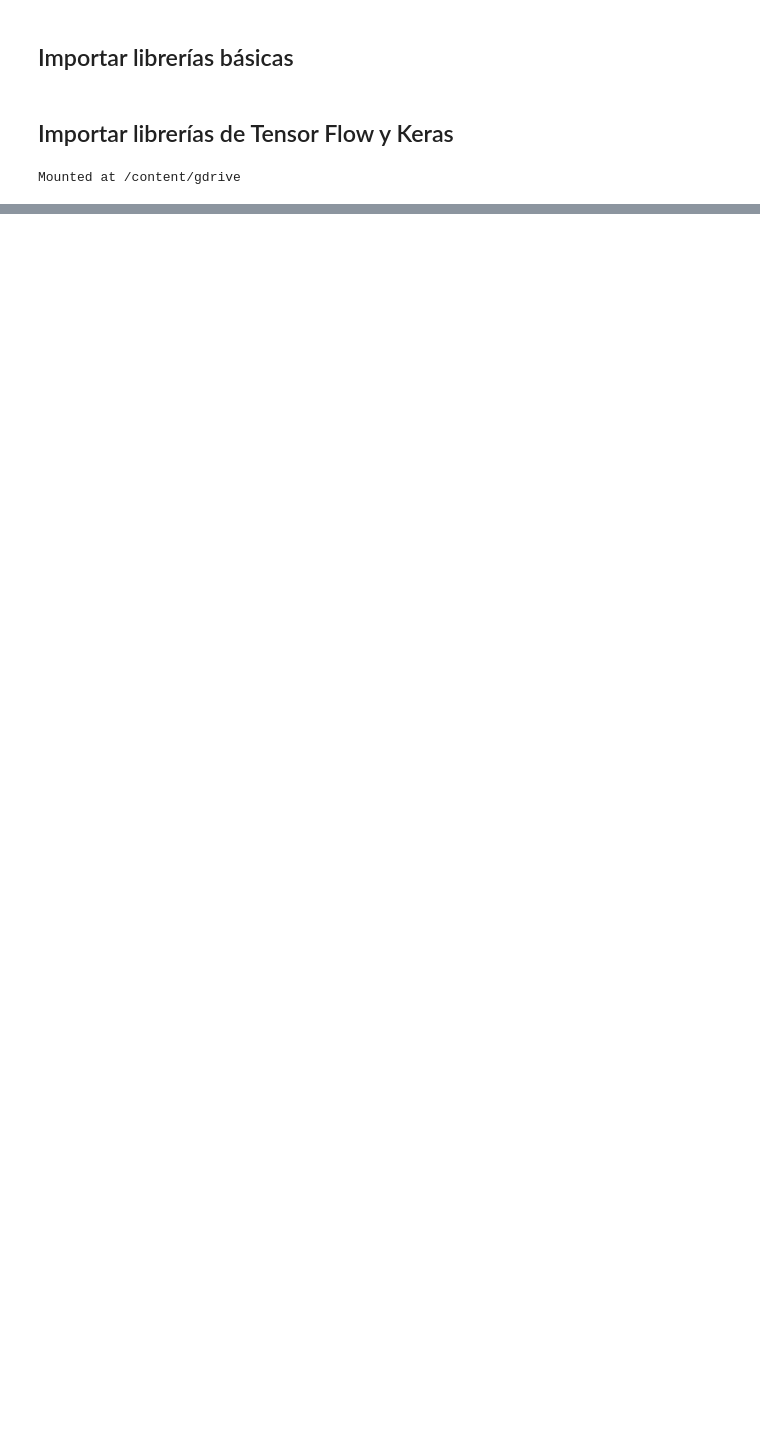
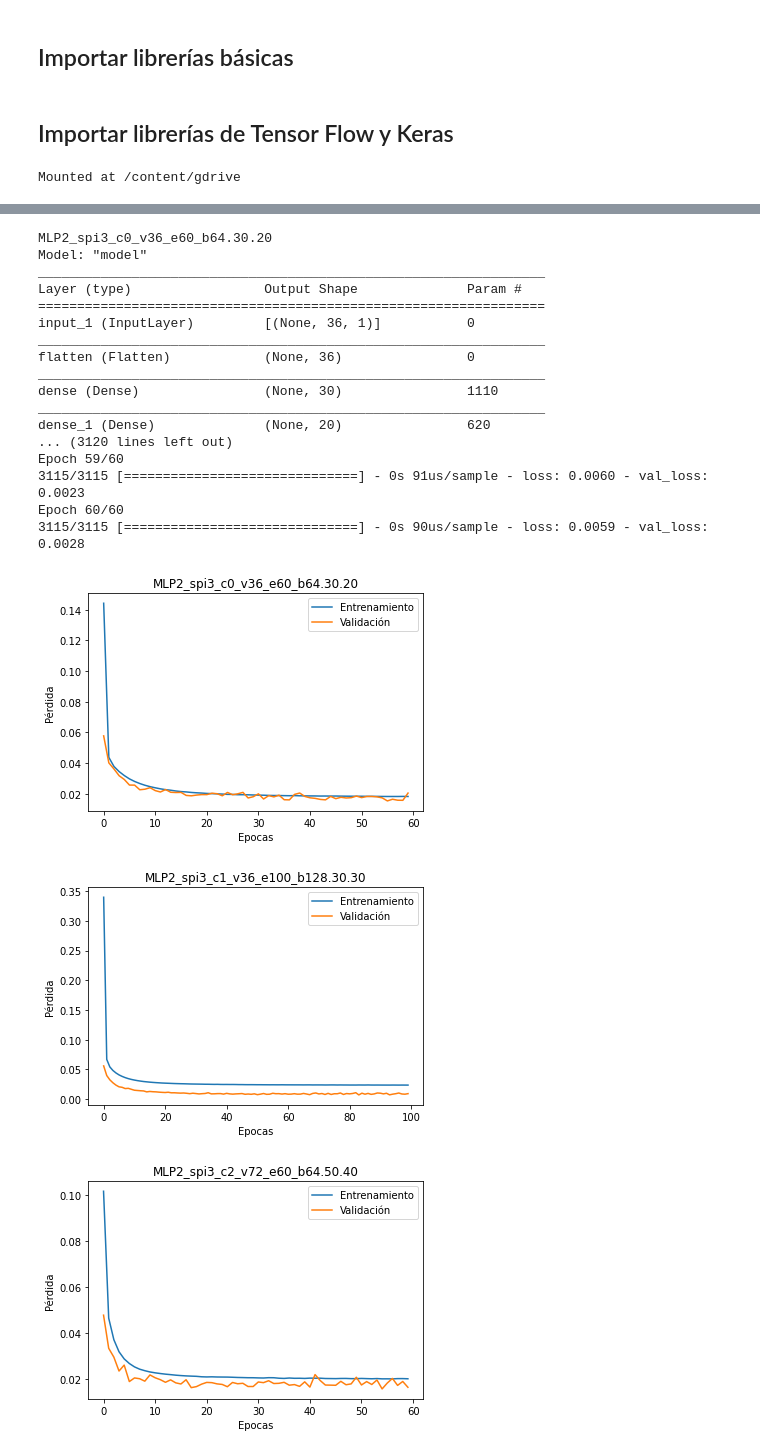
Before and after one commit to MandbeZ/TFM_sequia, a Jupyter notebook: notebooks/4_2_0_Modelo_SerieTemporal_MLP__SPI_SPEI.ipynb, the cells around one changed output, grey strips where cells are left out. Drawn from its saved outputs; the diff is of its cells as text; code cells hidden in the pictures; blank space fills up the shorter version.

```diff
--- a/notebooks/4_2_0_Modelo_SerieTemporal_MLP__SPI_SPEI.ipynb
+++ b/notebooks/4_2_0_Modelo_SerieTemporal_MLP__SPI_SPEI.ipynb
@@ -78,0 +211,56 @@ def evaluar(test,pred):
+# %%
+'''Cargar archivo con los clusters'''
+cluster = pd.read_csv('https://raw.githubusercontent.com/MandbeZ/TFM_sequia/main/datos/spi_spei/cluster_4.csv',  sep = ',', usecols = {'id', 'cluster'})
+
+'''Definir el horizonte de la prediccion'''
+hpred = 12  #Horizonte de Predicción
+
+'''Definir DF de evaluacion y prediccion'''
+mlp_eval = pd.DataFrame(index=['MAE','MAPE' ,'RMSE','MSE'])
+mlp_pred = pd.DataFrame()
+
+'''Definir todos los hiperparámetros'''
+error='mse' #mae o mse
+
+'''Para SPI 3'''
+'''lind,lesc,cluster,lclu,ventana,epocas,x1,x2,tbatch,error):'''
+modelo_mlp('spi',3,cluster,0,36,60,30,20,64,error)
+modelo_mlp('spi',3,cluster,1,36,100,30,30,128,error)
+modelo_mlp('spi',3,cluster,2,72,60,50,40,64,error)
+modelo_mlp('spi',3,cluster,3,72,100,50,30,64,error)
+'''Para SPI 12'''
+modelo_mlp('spi',12,cluster,0,72,100,30,24,32,error)
+modelo_mlp('spi',12,cluster,1,72,100,40,40,64,error)
+modelo_mlp('spi',12,cluster,2,72,100,40,40,64,error)
+modelo_mlp('spi',12,cluster,3,48,60,40,30,64,error)
+'''Para SPEI 3'''
+modelo_mlp('spi',3,cluster,0,36,80,30,20,128,error)
+modelo_mlp('spi',3,cluster,1,36,100,30,20,128,error)
+modelo_mlp('spi',3,cluster,2,36,80,30,20,128,error)
+modelo_mlp('spi',3,cluster,3,36,100,30,30,128,error)
+'''Para SPEI 12'''
+modelo_mlp('spi',12,cluster,0,72,100,40,40,32,error)
+modelo_mlp('spi',12,cluster,1,48,100,24,24,128,error)
+modelo_mlp('spi',12,cluster,2,72,100,40,40,64,error)
+modelo_mlp('spi',12,cluster,3,24,60,24,24,32,error)
+# %% [output]
+MLP2_spi3_c0_v36_e60_b64.30.20
+Model: "model"
+_________________________________________________________________
+Layer (type)                 Output Shape              Param #
+=================================================================
+input_1 (InputLayer)         [(None, 36, 1)]           0
+_________________________________________________________________
+flatten (Flatten)            (None, 36)                0
+_________________________________________________________________
+dense (Dense)                (None, 30)                1110
+_________________________________________________________________
+dense_1 (Dense)              (None, 20)                620
+... (3120 lines left out)
+Epoch 59/60
+3115/3115 [==============================] - 0s 91us/sample - loss: 0.0060 - val_loss: 0.0023
+Epoch 60/60
+3115/3115 [==============================] - 0s 90us/sample - loss: 0.0059 - val_loss: 0.0028
+[figure, added]
+[figure, added]
+[figure, added]
```
Also changed, not shown: parts of 23 cells of this notebook.
